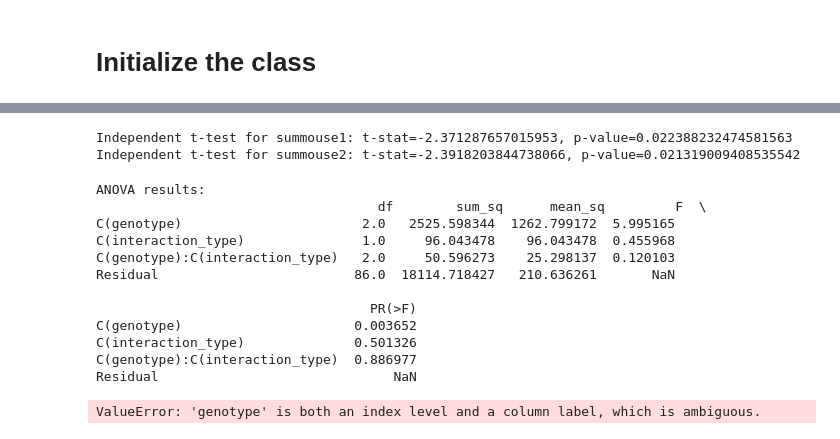
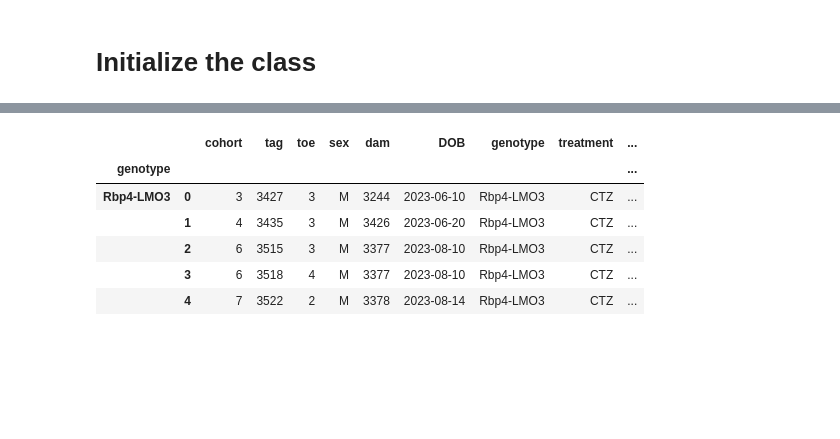
Before and after one commit to ecresp1el/ezpzmouseanalytics, a Jupyter notebook: notebooks/ezpz_analysis.ipynb, the cells around one changed output, grey strips where cells are left out. Cells and saved outputs as stored; diff of their text form; code cells hidden in the pictures; blank space fills up the shorter version.

```diff
--- a/notebooks/ezpz_analysis.ipynb
+++ b/notebooks/ezpz_analysis.ipynb
@@ -394,32 +412,10 @@ Passing `palette` without assigning `hue` is deprecated and will be removed in v
-# %%
-for dv in ['summouse1', 'summouse2']:
-    t_stat, p_value = stats.ttest_ind(analysis.data_genotype1[dv], analysis.data_genotype2[dv])
-    print(f"Independent t-test for {dv}: t-stat={t_stat}, p-value={p_value}")
-# %% [output]
-Independent t-test for summouse1: t-stat=-2.371287657015953, p-value=0.022388232474581563
-Independent t-test for summouse2: t-stat=-2.3918203844738066, p-value=0.021319009408535542
-# %%
-data_long = pd.melt(analysis.data, id_vars=['genotype'], value_vars=['summouse1', 'summouse2'],
-                    var_name='interaction_type', value_name='interaction_time')
-model = ols('interaction_time ~ C(genotype) * C(interaction_type)', data=data_long).fit()
-anova_results = anova_lm(model)
-print("ANOVA results:\n", anova_results)
-# %% [output]
-ANOVA results:
-                                    df        sum_sq      mean_sq         F  \
-C(genotype)                       2.0   2525.598344  1262.799172  5.995165
-C(interaction_type)               1.0     96.043478    96.043478  0.455968
-C(genotype):C(interaction_type)   2.0     50.596273    25.298137  0.120103
-Residual                         86.0  18114.718427   210.636261       NaN
-
-                                   PR(>F)
-C(genotype)                      0.003652
-C(interaction_type)              0.501326
-C(genotype):C(interaction_type)  0.886977
-Residual                              NaN
-# %%
-for genotype, data in analysis.genotype_groups.groupby('genotype'):
-    correlation = data[['summouse1', 'summouse2']].corr().iloc[0, 1]
-    print(f"Correlation between summouse1 and summouse2 for {genotype}: {correlation}")
-# %% [output]
-ValueError: 'genotype' is both an index level and a column label, which is ambiguous.
+# %%
+mouse_analysis.genotype_nested_df.head()
+# %% [output]
+|  |  | cohort | tag | toe | sex | dam | DOB | genotype | treatment | ... |
+| genotype |  |  |  |  |  |  |  |  |  | ... |
+| Rbp4-LMO3 | 0 | 3 | 3427 | 3 | M | 3244 | 2023-06-10 | Rbp4-LMO3 | CTZ | ... |
+|  | 1 | 4 | 3435 | 3 | M | 3426 | 2023-06-20 | Rbp4-LMO3 | CTZ | ... |
+|  | 2 | 6 | 3515 | 3 | M | 3377 | 2023-08-10 | Rbp4-LMO3 | CTZ | ... |
+|  | 3 | 6 | 3518 | 4 | M | 3377 | 2023-08-10 | Rbp4-LMO3 | CTZ | ... |
+|  | 4 | 7 | 3522 | 2 | M | 3378 | 2023-08-14 | Rbp4-LMO3 | CTZ | ... |
```
Also changed, not shown: parts of 13 cells of this notebook.
